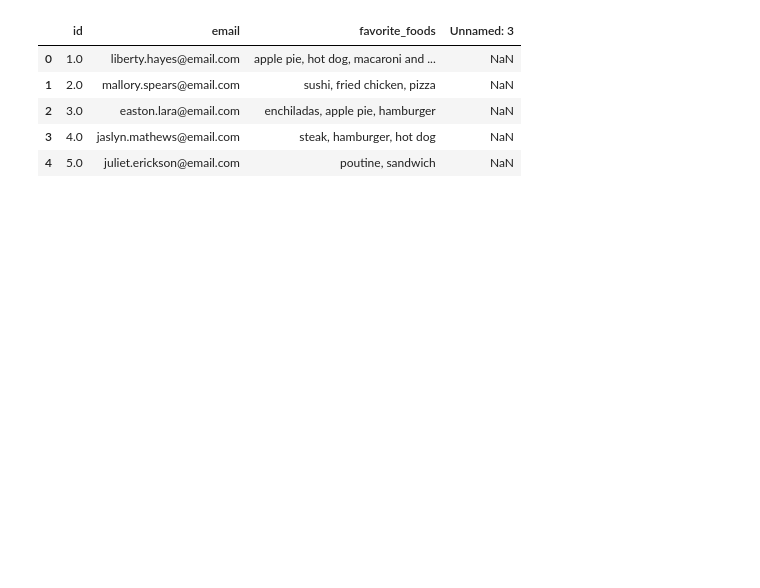
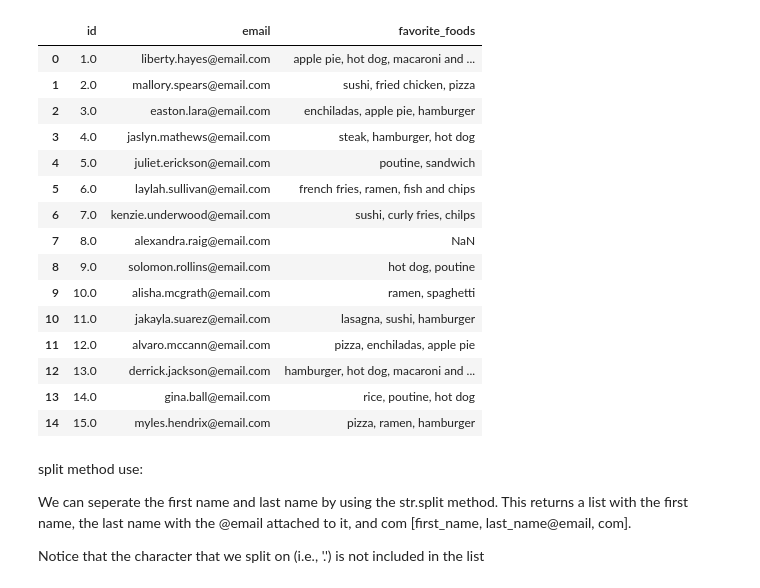
Before and after one commit to Anupam8858/split_strings_in_a_pandas, a Jupyter notebook: split_strings_in_a_pandas.ipynb, the cells around one changed output. Saved outputs shown, nothing was run; the diff lists cells and outputs as text; code cells hidden in the pictures; blank space fills up the shorter version.

```diff
--- a/split_strings_in_a_pandas.ipynb
+++ b/split_strings_in_a_pandas.ipynb
@@ -6,0 +38,4 @@ df=pd.read_csv("/content/drive/MyDrive/Colab Notebooks/GitHub Project/split_stri
+# %%
+# To drop index no. 15
+df.drop(index=15,inplace=True)
+df
@@ -6,0 +72,4 @@ df=pd.read_csv("/content/drive/MyDrive/Colab Notebooks/GitHub Project/split_stri
+# %%
+# dropping 'Unnamed: 3' columns from the csv file
+df.drop('Unnamed: 3',axis=1,inplace=True)
+df
@@ -7,9 +93,27 @@ df=pd.read_csv("/content/drive/MyDrive/Colab Notebooks/GitHub Project/split_stri
 # %%
-df.head()
+df
 # %% [output]
-|  | id | email | favorite_foods | Unnamed: 3 |
-| 0 | 1.0 | liberty.hayes@email.com | apple pie, hot dog, macaroni and ... | NaN |
-| 1 | 2.0 | mallory.spears@email.com | sushi, fried chicken, pizza | NaN |
-| 2 | 3.0 | easton.lara@email.com | enchiladas, apple pie, hamburger | NaN |
-| 3 | 4.0 | jaslyn.mathews@email.com | steak, hamburger, hot dog | NaN |
-| 4 | 5.0 | juliet.erickson@email.com | poutine, sandwich | NaN |
+|  | id | email | favorite_foods |
+| 0 | 1.0 | liberty.hayes@email.com | apple pie, hot dog, macaroni and ... |
+| 1 | 2.0 | mallory.spears@email.com | sushi, fried chicken, pizza |
+| 2 | 3.0 | easton.lara@email.com | enchiladas, apple pie, hamburger |
+| 3 | 4.0 | jaslyn.mathews@email.com | steak, hamburger, hot dog |
+| 4 | 5.0 | juliet.erickson@email.com | poutine, sandwich |
+| 5 | 6.0 | laylah.sullivan@email.com | french fries, ramen, fish and chips |
+| 6 | 7.0 | kenzie.underwood@email.com | sushi, curly fries, chilps |
+| 7 | 8.0 | alexandra.raig@email.com | NaN |
+| 8 | 9.0 | solomon.rollins@email.com | hot dog, poutine |
+| 9 | 10.0 | alisha.mcgrath@email.com | ramen, spaghetti |
+| 10 | 11.0 | jakayla.suarez@email.com | lasagna, sushi, hamburger |
+| 11 | 12.0 | alvaro.mccann@email.com | pizza, enchiladas, apple pie |
+| 12 | 13.0 | derrick.jackson@email.com | hamburger, hot dog, macaroni and ... |
+| 13 | 14.0 | gina.ball@email.com | rice, poutine, hot dog |
+| 14 | 15.0 | myles.hendrix@email.com | pizza, ramen, hamburger |
+# %% [markdown]
+split method use:
+
+
+We can seperate the first name and last name by using the str.split method. This returns a list with the first name, the last name with the @email attached to it, and com [first_name, last_name@email, com].
+
+
+Notice that the character that we split on (i.e., '.') is not included in the list
```
Also changed, not shown: parts of 6 cells of this notebook.
